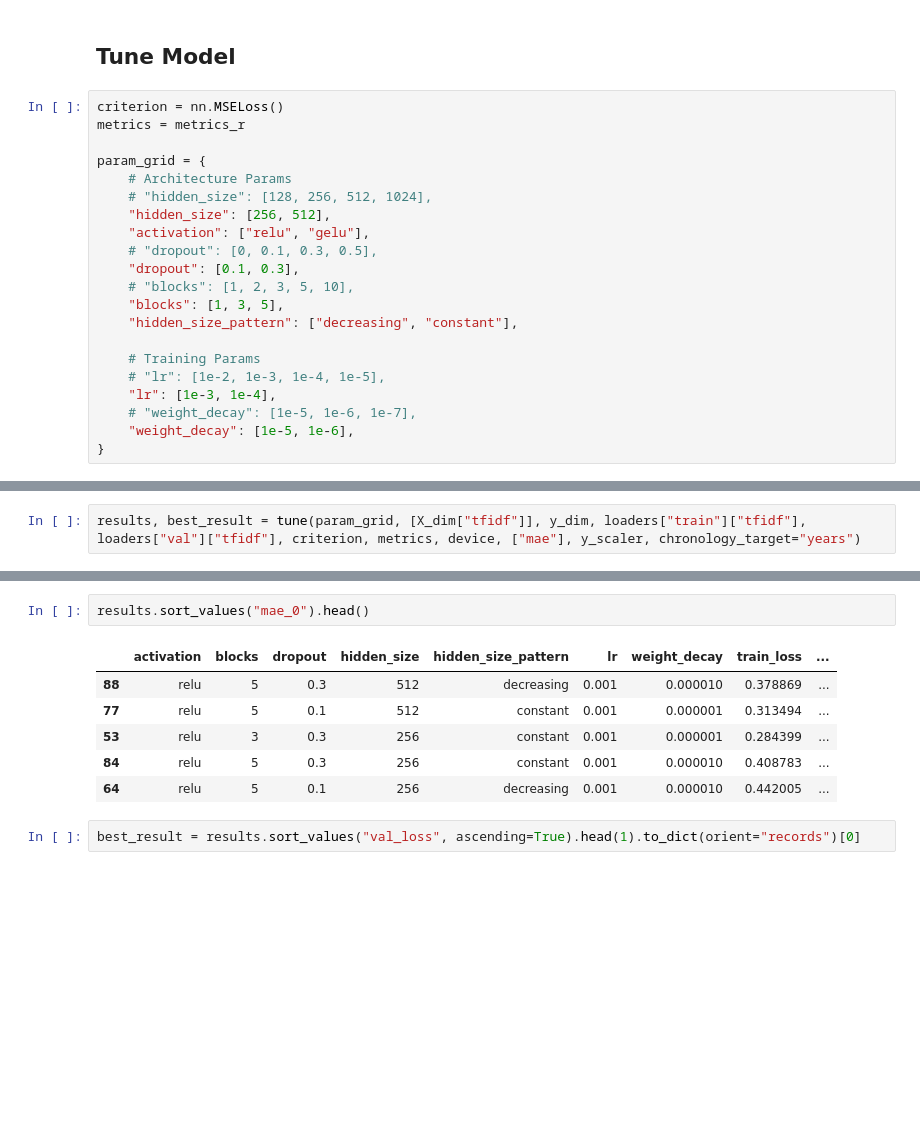
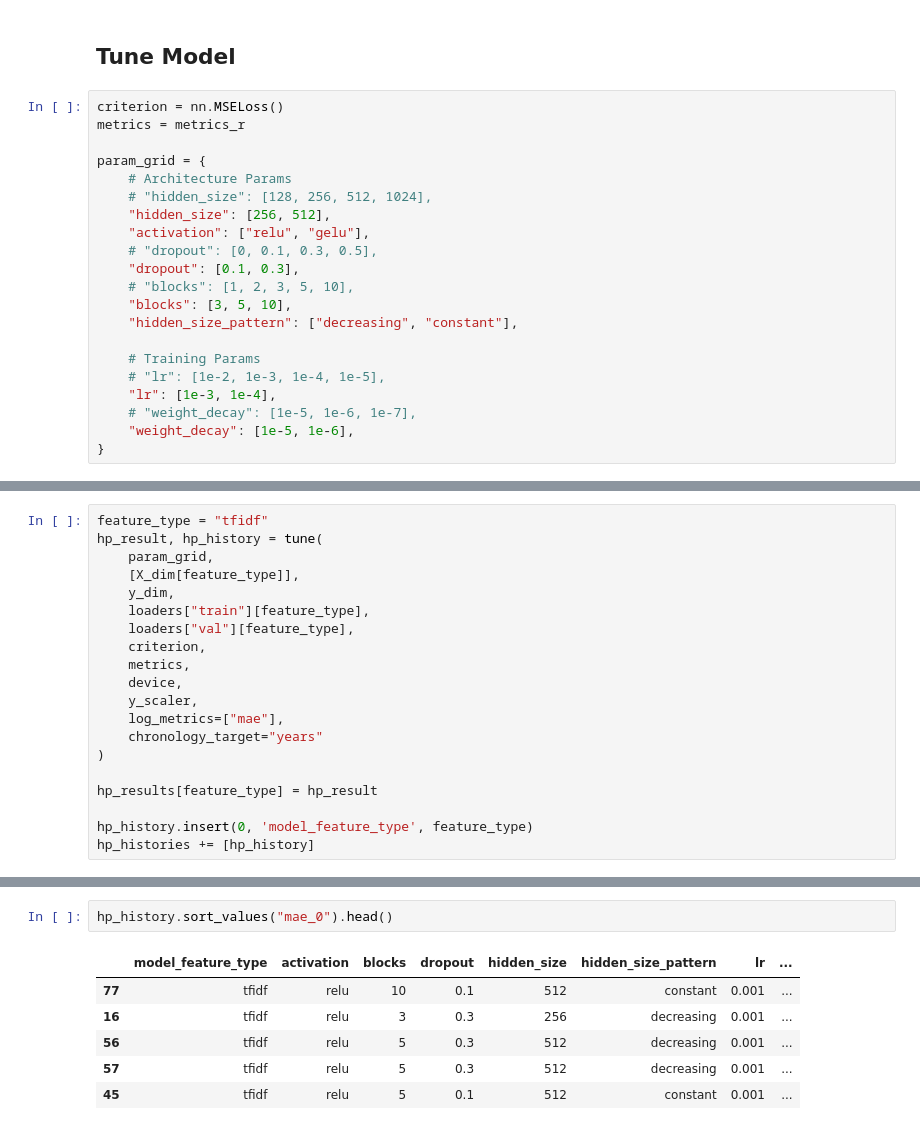
Before and after one commit to dimitris-kr/AgoraPottery, a Jupyter notebook: 02_chronology_prediction/NN/regression/02_model_tuning.ipynb, the cells around one changed output, grey strips where cells are left out. Drawn from its saved outputs; the diff is of its cells as text; blank space fills up the shorter version.

```diff
--- a/02_chronology_prediction/NN/regression/02_model_tuning.ipynb
+++ b/02_chronology_prediction/NN/regression/02_model_tuning.ipynb
@@ -79,7 +82,7 @@ param_grid = {
     # "dropout": [0, 0.1, 0.3, 0.5],
     "dropout": [0.1, 0.3],
     # "blocks": [1, 2, 3, 5, 10],
-    "blocks": [1, 3, 5],
+    "blocks": [3, 5, 10],
     "hidden_size_pattern": ["decreasing", "constant"],
 
     # Training Params
@@ -91,5 +97,23 @@ param_grid = {
 # %%
-results, best_result = tune(param_grid, [X_dim["tfidf"]], y_dim, loaders["train"]["tfidf"], loaders["val"]["tfidf"], criterion, metrics, device, ["mae"], y_scaler, chronology_target="years")
+feature_type = "tfidf"
+hp_result, hp_history = tune(
+    param_grid,
+    [X_dim[feature_type]],
+    y_dim,
+    loaders["train"][feature_type],
+    loaders["val"][feature_type],
+    criterion,
+    metrics,
+    device,
+    y_scaler,
+    log_metrics=["mae"],
+    chronology_target="years"
+)
+
+hp_results[feature_type] = hp_result
+
+hp_history.insert(0, 'model_feature_type', feature_type)
+hp_histories += [hp_history]
 # %% [output]
 +-----------+-------------+------------+---------+--------+---------------------+--------+--------------+-----------+-----------+-----------+
 | combo_idx | hidden_size | activation | dropout | blocks | hidden_size_pattern |     lr | weight_decay |  val_loss |     mae_0 |     mae_1 |
@@ -132,12 +151,10 @@ results.sort_values("val_loss").head(1)
 # %%
-results.sort_values("mae_0").head()
+hp_history.sort_values("mae_0").head()
 # %% [output]
-|  | activation | blocks | dropout | hidden_size | hidden_size_pattern | lr | weight_decay | train_loss | ... |
-| 88 | relu | 5 | 0.3 | 512 | decreasing | 0.001 | 0.000010 | 0.378869 | ... |
-| 77 | relu | 5 | 0.1 | 512 | constant | 0.001 | 0.000001 | 0.313494 | ... |
-| 53 | relu | 3 | 0.3 | 256 | constant | 0.001 | 0.000001 | 0.284399 | ... |
-| 84 | relu | 5 | 0.3 | 256 | constant | 0.001 | 0.000010 | 0.408783 | ... |
-| 64 | relu | 5 | 0.1 | 256 | decreasing | 0.001 | 0.000010 | 0.442005 | ... |
+|  | model_feature_type | activation | blocks | dropout | hidden_size | hidden_size_pattern | lr | ... |
+| 77 | tfidf | relu | 10 | 0.1 | 512 | constant | 0.001 | ... |
+| 16 | tfidf | relu | 3 | 0.3 | 256 | decreasing | 0.001 | ... |
+| 56 | tfidf | relu | 5 | 0.3 | 512 | decreasing | 0.001 | ... |
+| 57 | tfidf | relu | 5 | 0.3 | 512 | decreasing | 0.001 | ... |
+| 45 | tfidf | relu | 5 | 0.1 | 512 | constant | 0.001 | ... |
-# %%
-best_result = results.sort_values("val_loss", ascending=True).head(1).to_dict(orient="records")[0]
 # %%
```
Also changed, not shown: parts of 15 cells of this notebook, 4 other files.
